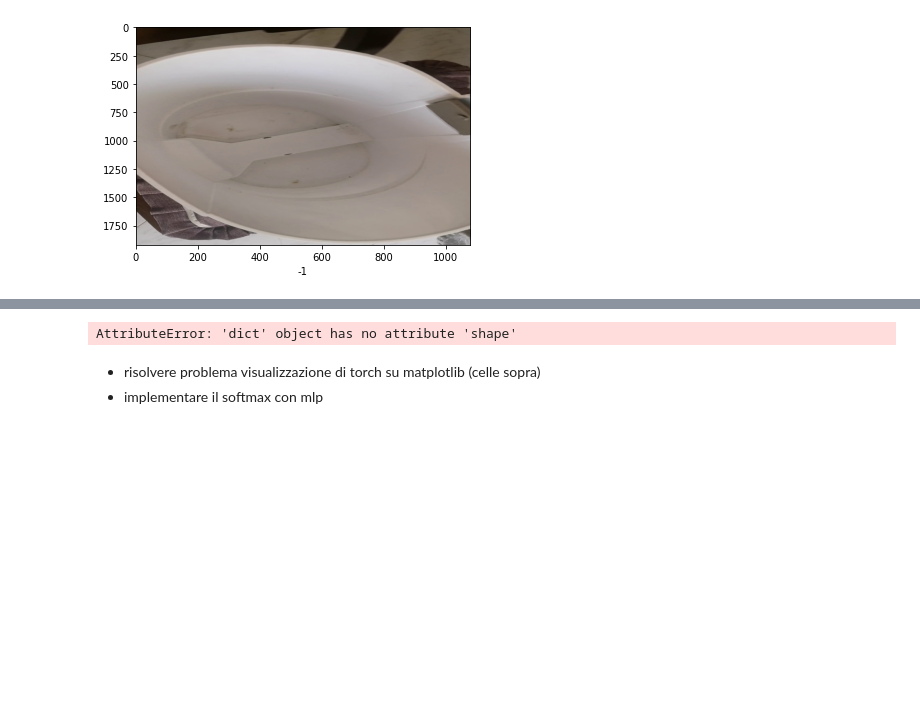
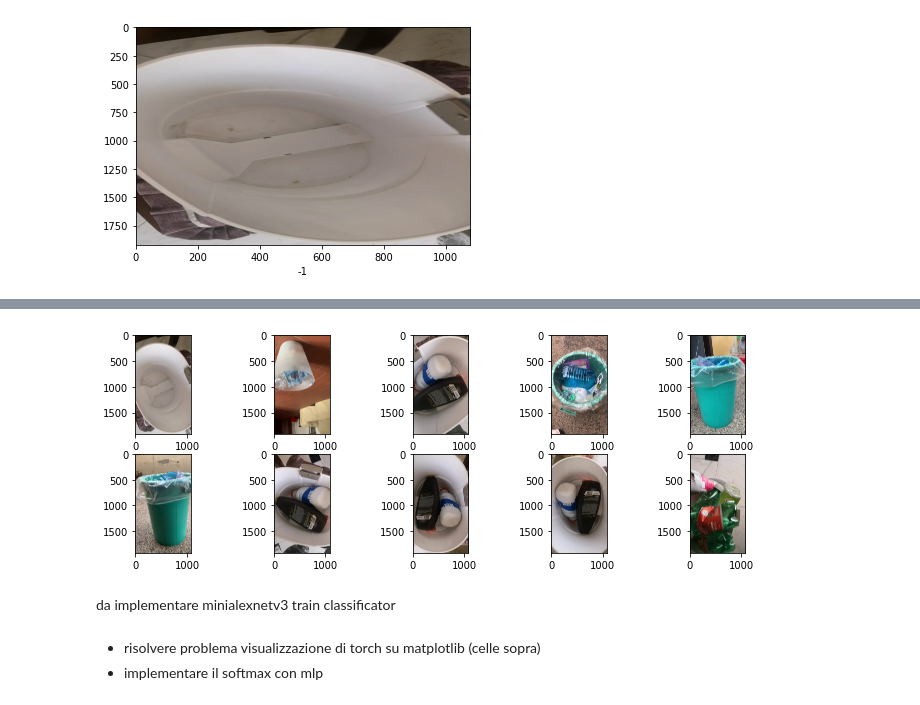
Before and after one commit to khalld/trashbin-classifier, a Jupyter notebook: project/code.ipynb, the cells around one changed output, grey strips where cells are left out. Drawn from its saved outputs; the diff is of its cells as text; code cells hidden in the pictures; blank space fills up the shorter version.

```diff
--- a/project/code.ipynb
+++ b/project/code.ipynb
@@ -24,8 +44,8 @@ class TrashbeanDataset(Dataset):
 
         self.base_path = base_path
         self.images = np.loadtxt(txt_list, dtype=str, delimiter=',')
-        self.mean = np.zeros(IMG_CHANNEL)
-        self.dev_std = np.zeros(IMG_CHANNEL)
+        ## self.mean = np.zeros(IMG_CHANNEL)
+        ## self.dev_std = np.zeros(IMG_CHANNEL)
 
         self.transform = transform
 
@@ -40,22 +60,6 @@ class TrashbeanDataset(Dataset):
 
         return {'image': im, 'label': label}    # return dictionary --> immagine : etichetta
 
-    def _bef_normalize(self):
-        for sample in self:
-            self.mean += sample['image'].sum(1).sum(1).numpy() ## accumulo somma dei pixel canale per canale
-
-        self.mean = self.mean / ( len(self)*256*256 )
-
-        for sample in self:
-            self.dev_std += ( ( sample['image'] - torch.Tensor(self.mean).view(3,1,1) )**2).sum(1).sum(1).numpy()
-
-        self.dev_std = np.sqrt(self.dev_std/(len(self)*256*256))
-
-    # permutazione randomica
-    def __random__(self):
-        np.random.seed(123)
-        np.random.shuffle(self.images)
-
     # restituisce numero di campioni: la lunghezza della lista images
     def __len__(self):
         return len(self.images)
@@ -176,24 +91,12 @@ dimensione test: 150
-# %%
-from torch.utils.data import DataLoader
-
-## non riusciamo a caricare i batch
-
-print("test", dataset_test_norm[0]['image'], type(dataset_test_norm[0]['image'] ))
-
-print(type(dataset_train_norm), dataset_train_norm.__len__(), dataset_test_norm.__getitem__(0) )
-print(type(dataset_test_norm), dataset_test_norm.__len__() )
-
-
-test_loader = DataLoader(dataset_train_norm, batch_size=150)
-
-for batch in test_loader:
-    print(batch)
-    pass
-
-#print(batch[0].shape)
-#print(batch[1].shape)
-# %% [output]
-AttributeError: 'dict' object has no attribute 'shape'
+# %%
+from torch.utils.data import DataLoader
+from matplotlib import pyplot as plt
+
+train_loader = DataLoader(dataset_train, batch_size=150, num_workers=2, shuffle=True)
+# %% [output]
+[figure, added]
+# %% [markdown]
+da implementare minialexnetv3 train classificator
 # %% [markdown]
 - risolvere problema visualizzazione di torch su matplotlib (celle sopra)
 - implementare il softmax con mlp
```
Also changed, not shown: parts of 9 cells of this notebook, 3 other files.
